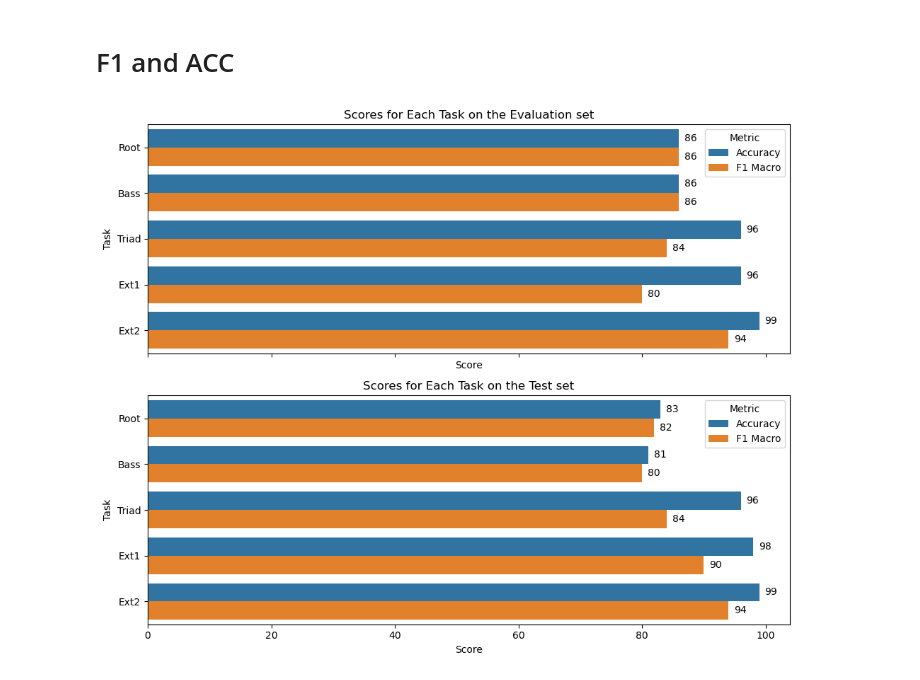
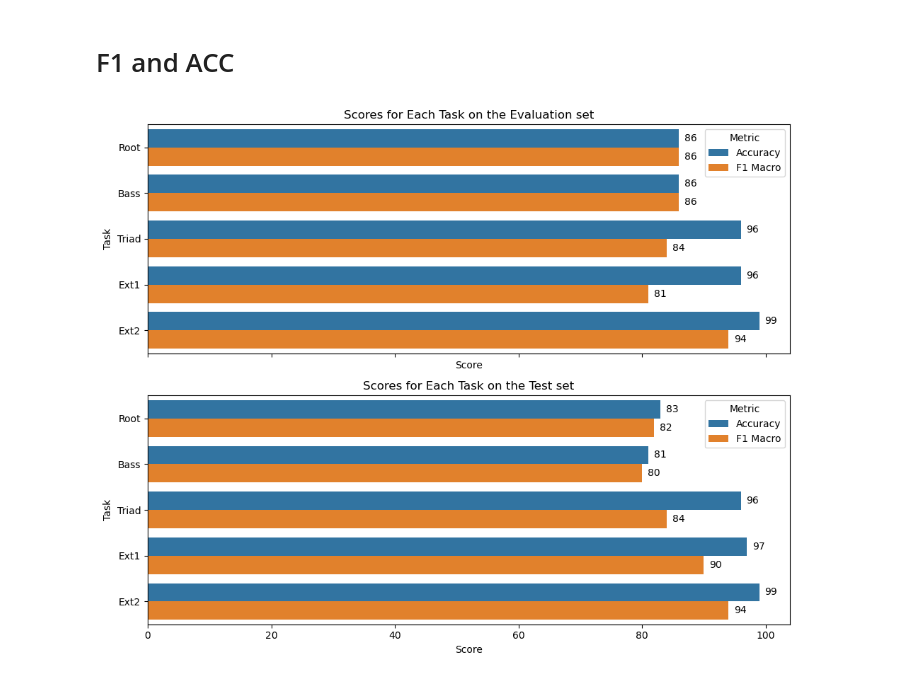
Before and after one commit to ThanAid/Chord-Estimation-Thesis, a Jupyter notebook: notebooks/results.ipynb, the cells around one changed output. Drawn from its saved outputs; the diff is of its cells as text; code cells hidden in the pictures.

```diff
--- a/notebooks/results.ipynb
+++ b/notebooks/results.ipynb
@@ -702,12 +702,12 @@ import pandas as pd
 evaluation_scores = {
     'Task': ['Root', 'Bass', 'Triad', 'Ext1', 'Ext2'],
     'Accuracy': [86, 86, 96, 96, 99],
-    'F1 Macro': [86, 86, 84, 80, 94]
+    'F1 Macro': [86, 86, 84, 81, 94]
 }
 
 test_scores = {
     'Task': ['Root', 'Bass', 'Triad', 'Ext1', 'Ext2'],
-    'Accuracy': [83, 81, 96, 98, 99],
+    'Accuracy': [83, 81, 96, 97, 99],
     'F1 Macro': [82, 80, 84, 90, 94]
 }
 
@@ -727,31 +727,31 @@ sns.barplot(ax=axes[0], data=df_evaluation_melted, y='Task', x='Score', hue='Met
 axes[0].set_title('Scores for Each Task on the Evaluation set')
 axes[0].set_xlabel('Score')
 axes[0].legend(title='Metric')
 
 # Add numbers on right of the bars in the evaluation set subplot
 for p in axes[0].patches:
     axes[0].annotate(format(p.get_width(), '.0f'),
                      (p.get_width(), p.get_y() + p.get_height() / 2.),
                      ha='center', va='center',
                      xytext=(12, 0),  # 12 points horizontal offset
                      textcoords='offset points')
 
 # Test Set subplot
 sns.barplot(ax=axes[1], data=df_test_melted, y='Task', x='Score', hue='Metric', orient='h')
 axes[1].set_title('Scores for Each Task on the Test set')
 axes[1].set_xlabel('Score')
 axes[1].set_ylabel('Task')
 axes[1].legend(title='Metric')
 
 # Add numbers on right of the bars in the test set subplot
 for p in axes[1].patches:
     axes[1].annotate(format(p.get_width(), '.0f'),
                      (p.get_width(), p.get_y() + p.get_height() / 2.),
                      ha='center', va='center',
                      xytext=(12, 0),  # 12 points horizontal offset
                      textcoords='offset points')
 
 plt.tight_layout()
 plt.show()
 # %% [output]
-[figure, old version]
+[figure, new version]
```
Also changed, not shown: parts of 1 cell of this notebook, 1 other file.
